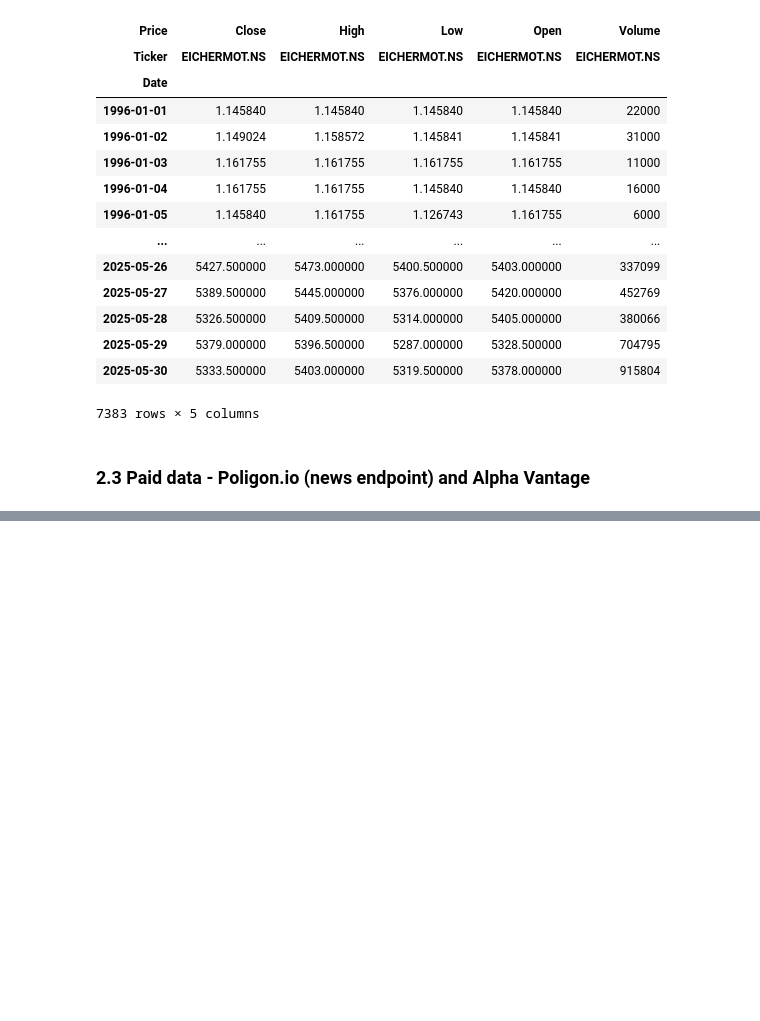
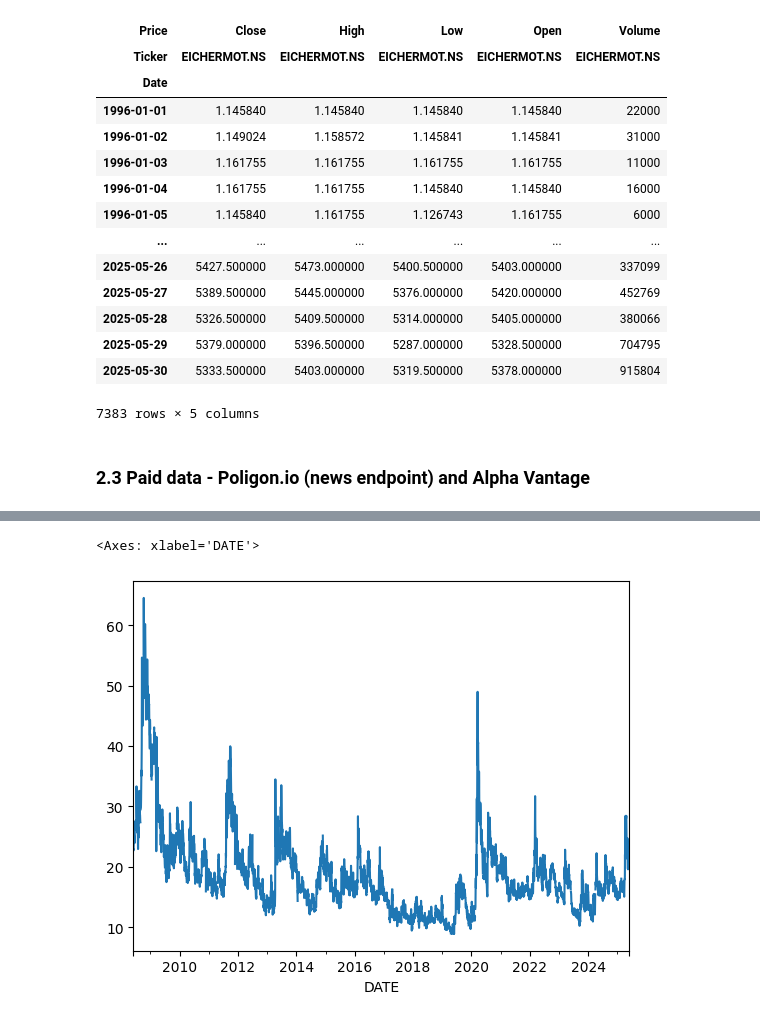
Before and after one commit to nathadriele/stock-markets-analytics-zoomcamp, a Jupyter notebook: 01-intro-and-data-sources/hw-intro.ipynb, the cells around one changed output, grey strips where cells are left out. Drawn from its saved outputs; the diff is of its cells as text; code cells hidden in the pictures; blank space fills up the shorter version.

```diff
--- a/01-intro-and-data-sources/hw-intro.ipynb
+++ b/01-intro-and-data-sources/hw-intro.ipynb
@@ -463,0 +479,8 @@ EICHERMOT
+# %%
+# https://fred.stlouisfed.org/series/GVZCLS
+gold_volatility = pdr.DataReader("GVZCLS", "fred", start=start)
+# %%
+gold_volatility.GVZCLS.plot.line()
+# %% [output]
+<Axes: xlabel='DATE'>
+[figure, added]
```
Also changed, not shown: parts of 4 cells of this notebook.
